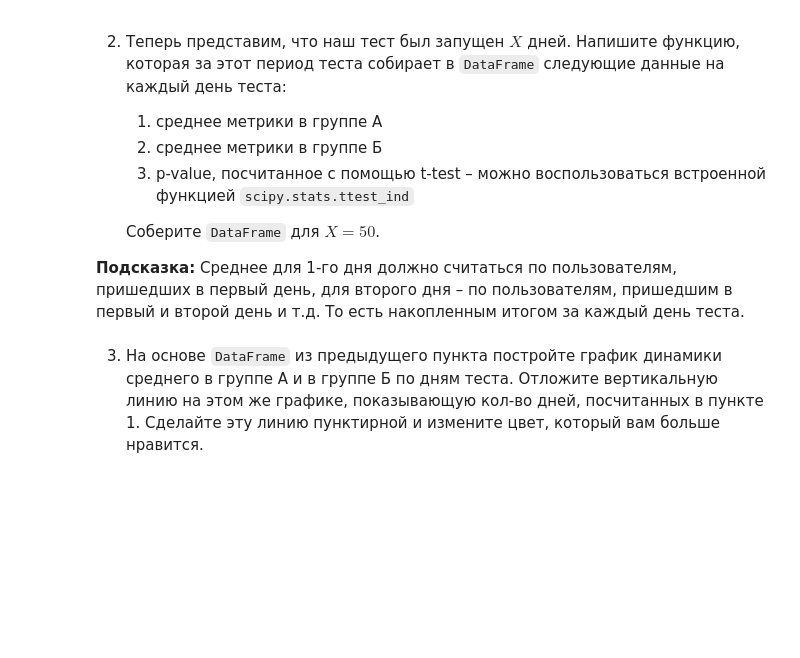
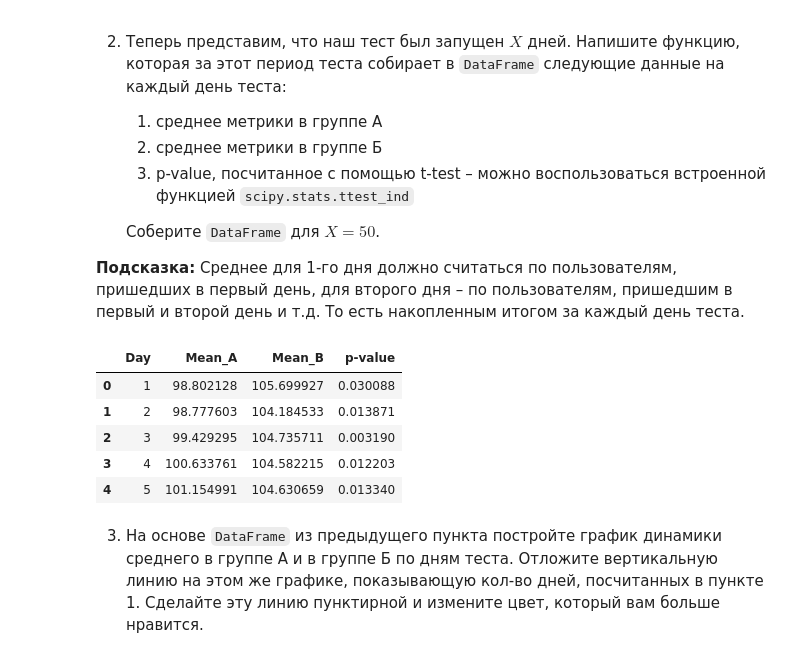
Before and after one commit to PavelMKh/HSE-AI, a Jupyter notebook: Math/stat_hw6.ipynb, the cells around one changed output. Drawn from its saved outputs; the diff is of its cells as text; code cells hidden in the pictures; blank space fills up the shorter version.

```diff
--- a/Math/stat_hw6.ipynb
+++ b/Math/stat_hw6.ipynb
@@ -706,3 +703,37 @@ __Подсказка:__ Среднее для 1-го дня должно счи
+# %%
+A = sts.norm.rvs(loc=100, scale=40, size=200 * 50)
+B = sts.norm.rvs(loc=105, scale=20, size=200 * 50)
+
+sample = {
+    'Day': [],
+    'Mean_A': [],
+    'Mean_B': [],
+    'p-value': []
+}
+
+for day in range(1, 51):
+    A_daily = A[:day * 200]
+    B_daily = B[:day * 200]
+
+    mean_A = np.mean(A_daily)
+    mean_B = np.mean(B_daily)
+
+    _, p_value = sts.ttest_ind(A_daily, B_daily)
+
+    sample['Day'].append(day)
+    sample['Mean_A'].append(mean_A)
+    sample['Mean_B'].append(mean_B)
+    sample['p-value'].append(p_value)
+
+df_sample = pd.DataFrame(sample)
+df_sample.head()
+# %% [output]
+|  | Day | Mean_A | Mean_B | p-value |
+| 0 | 1 | 98.802128 | 105.699927 | 0.030088 |
+| 1 | 2 | 98.777603 | 104.184533 | 0.013871 |
+| 2 | 3 | 99.429295 | 104.735711 | 0.003190 |
+| 3 | 4 | 100.633761 | 104.582215 | 0.012203 |
+| 4 | 5 | 101.154991 | 104.630659 | 0.013340 |
 # %% [markdown]
 3. На основе `DataFrame` из предыдущего пункта постройте график динамики среднего в группе А и в группе Б по дням теста. Отложите вертикальную линию на этом же графике, показывающую кол-во дней, посчитанных в пункте 1. Сделайте эту линию пунктирной и измените цвет, который вам больше нравится.
 # %%
```
Also changed, not shown: parts of 1 cell of this notebook.
